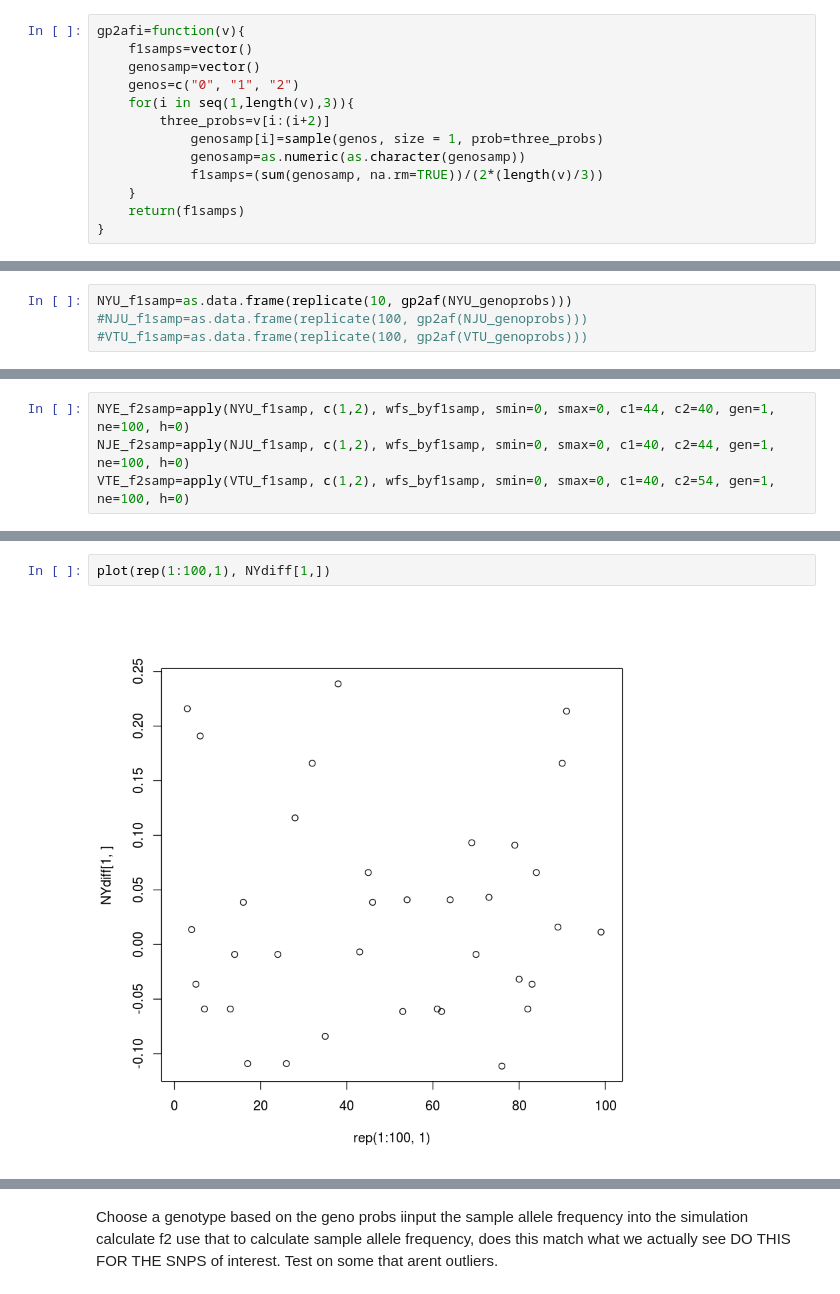
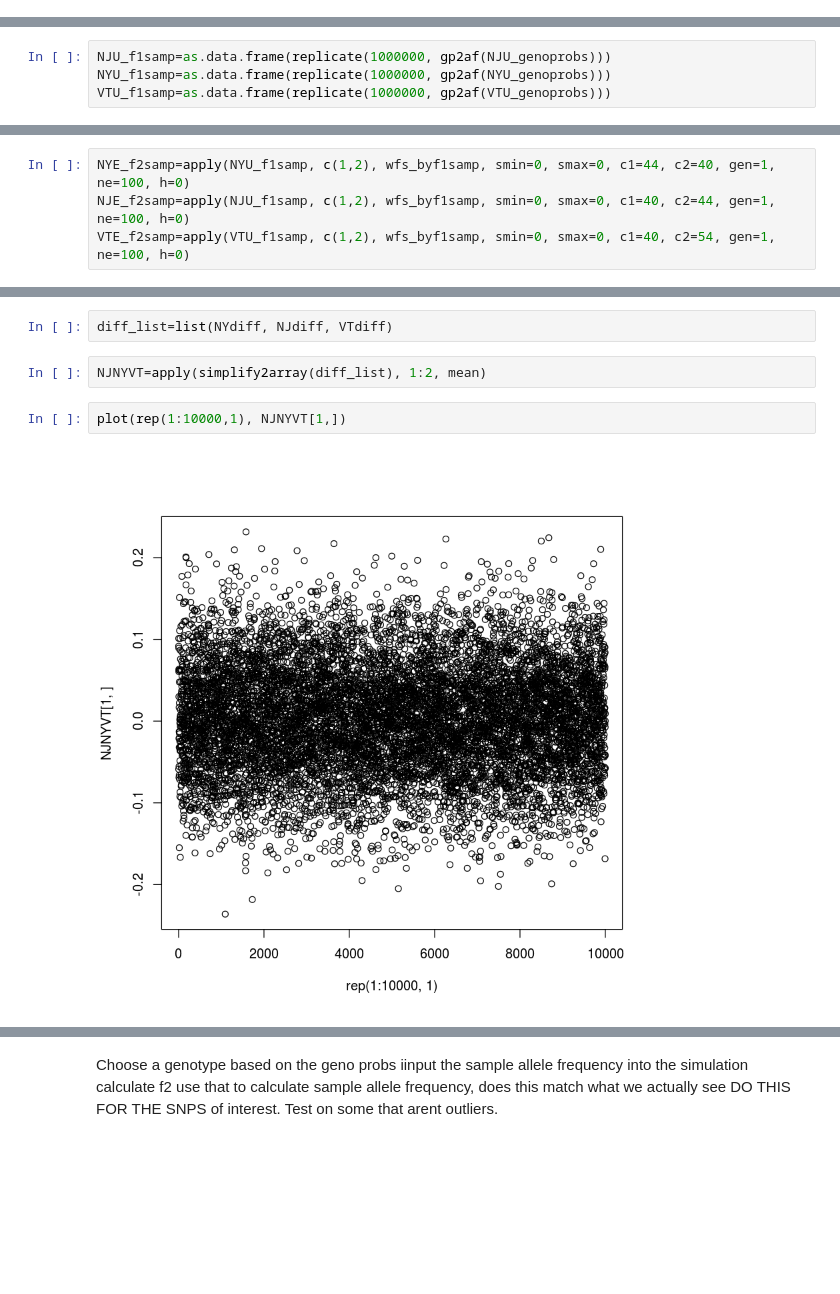
Before and after one commit to sagw/WNS_WGS, a Jupyter notebook: Notebooks/All_AlleleFreqChange.ipynb, the cells around one changed output, grey strips where cells are left out. Drawn from its saved outputs; the diff is of its cells as text; blank space fills up the shorter version.

```diff
--- a/Notebooks/All_AlleleFreqChange.ipynb
+++ b/Notebooks/All_AlleleFreqChange.ipynb
@@ -213,13 +157,0 @@ ERROR: Error in parse(text = x, srcfile = src): <text>:20:0: unexpected end of i
-# %%
-gp2afi=function(v){
-    f1samps=vector()
-    genosamp=vector()
-    genos=c("0", "1", "2")
-    for(i in seq(1,length(v),3)){
-        three_probs=v[i:(i+2)]
-            genosamp[i]=sample(genos, size = 1, prob=three_probs)
-            genosamp=as.numeric(as.character(genosamp))
-            f1samps=(sum(genosamp, na.rm=TRUE))/(2*(length(v)/3))
-    }
-    return(f1samps)
-}
@@ -344,4 +248,4 @@ wfs_byf1samp <- function(f1samp=0.5, smin=-1, smax=1, c1=58, c2=48, gen=20, ne=1
 # %%
-NYU_f1samp=as.data.frame(replicate(10, gp2af(NYU_genoprobs)))
-#NJU_f1samp=as.data.frame(replicate(100, gp2af(NJU_genoprobs)))
-#VTU_f1samp=as.data.frame(replicate(100, gp2af(VTU_genoprobs)))
+NJU_f1samp=as.data.frame(replicate(1000000, gp2af(NJU_genoprobs)))
+NYU_f1samp=as.data.frame(replicate(1000000, gp2af(NYU_genoprobs)))
+VTU_f1samp=as.data.frame(replicate(1000000, gp2af(VTU_genoprobs)))
@@ -365,4 +265,8 @@ ERROR: Error in eval(expr, envir, enclos): object 'VTE_f2samp' not found
+# %%
+diff_list=list(NYdiff, NJdiff, VTdiff)
+# %%
+NJNYVT=apply(simplify2array(diff_list), 1:2, mean)
 # %%
-plot(rep(1:100,1), NYdiff[1,])
+plot(rep(1:10000,1), NJNYVT[1,])
 # %% [output]
-[figure, old version]
+[figure, new version]
```
Also changed, not shown: parts of 27 cells of this notebook.
